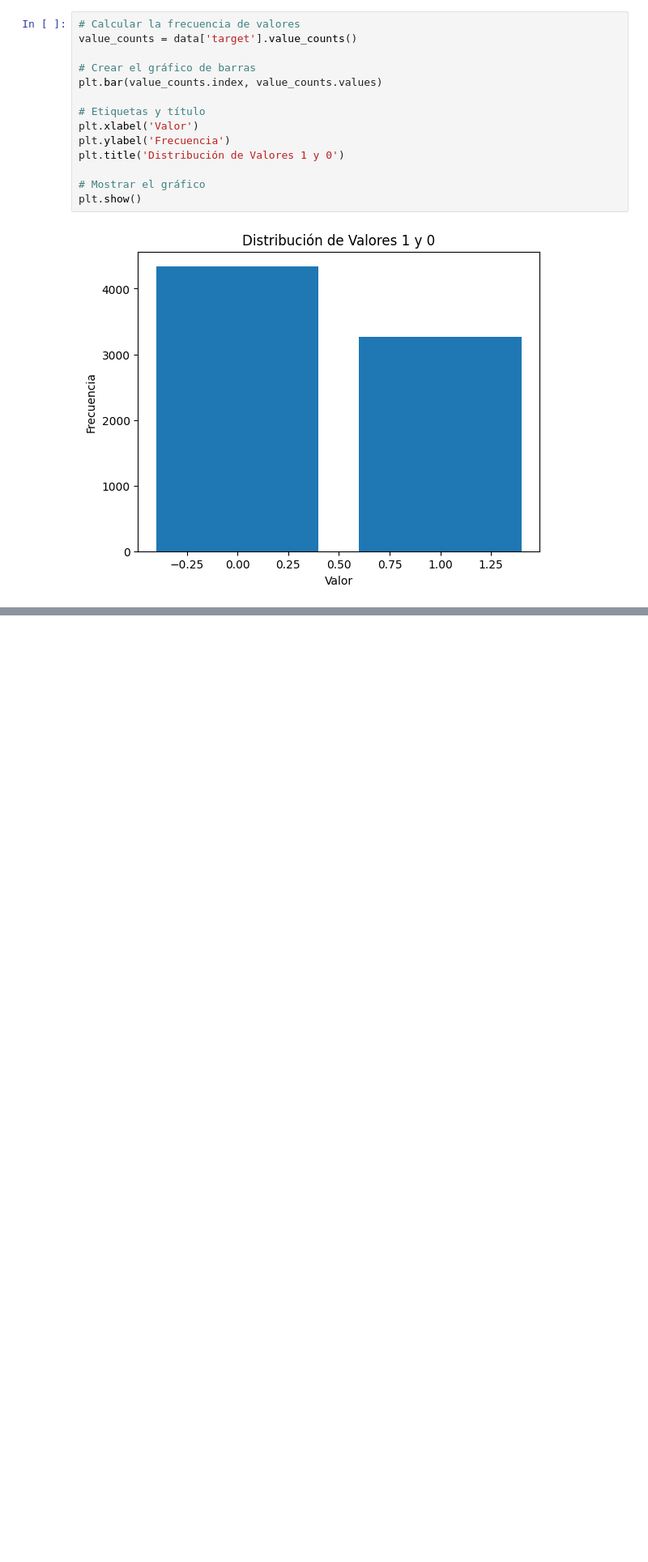
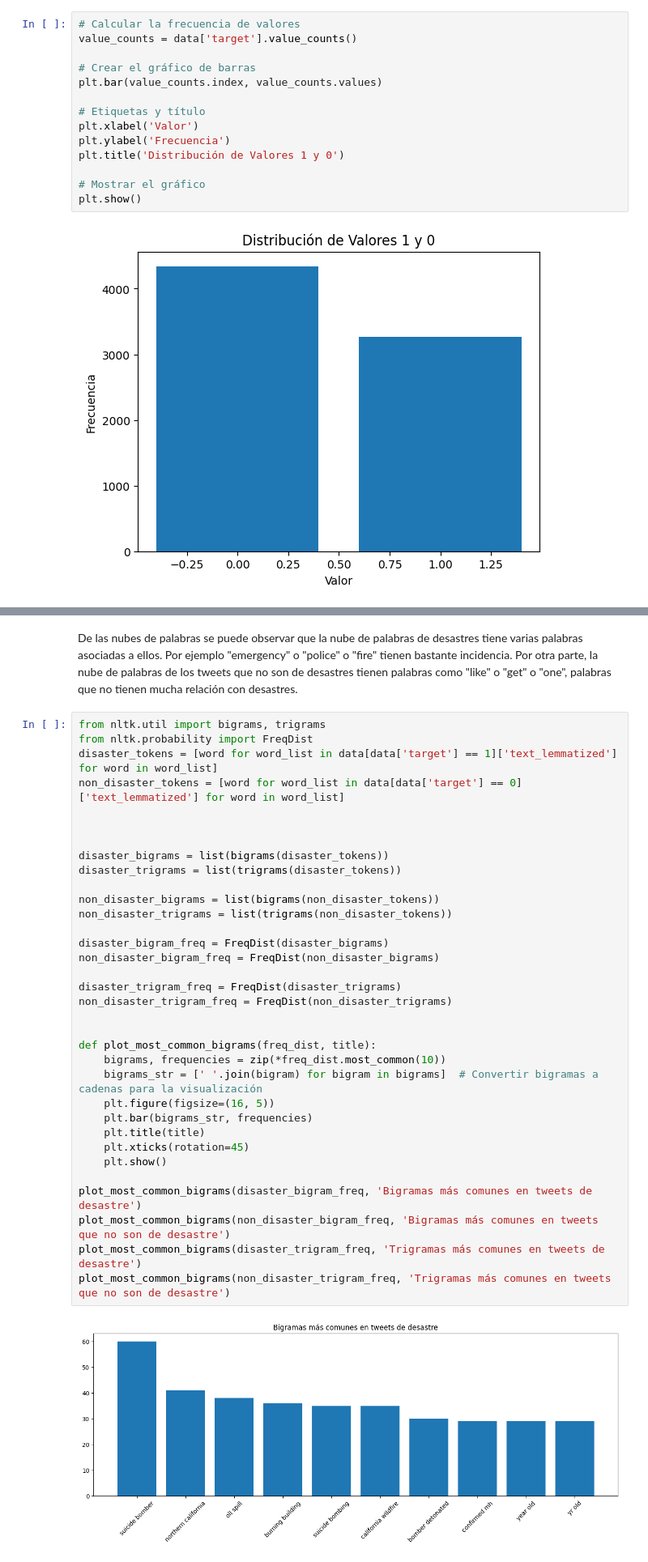
Before and after one commit to Aristondo01/Lab4_DS, a Jupyter notebook: lab4.ipynb, the cells around one changed output, grey strips where cells are left out. Shown at 81% size. Drawn from its saved outputs; the diff is of its cells as text; blank space fills up the shorter version.

```diff
--- a/lab4.ipynb
+++ b/lab4.ipynb
@@ -96,0 +163,38 @@ plt.show()
+# %% [markdown]
+De las nubes de palabras se puede observar que la nube de palabras de desastres tiene varias palabras asociadas a ellos. Por ejemplo "emergency" o "police" o "fire" tienen bastante incidencia. Por otra parte, la nube de palabras de los tweets que no son de desastres tienen palabras como "like" o "get" o "one", palabras que no tienen mucha relación con desastres.
+# %%
+from nltk.util import bigrams, trigrams
+from nltk.probability import FreqDist
+disaster_tokens = [word for word_list in data[data['target'] == 1]['text_lemmatized'] for word in word_list]
+non_disaster_tokens = [word for word_list in data[data['target'] == 0]['text_lemmatized'] for word in word_list]
+
+
+
+disaster_bigrams = list(bigrams(disaster_tokens))
+disaster_trigrams = list(trigrams(disaster_tokens))
+
+non_disaster_bigrams = list(bigrams(non_disaster_tokens))
+non_disaster_trigrams = list(trigrams(non_disaster_tokens))
+
+disaster_bigram_freq = FreqDist(disaster_bigrams)
+non_disaster_bigram_freq = FreqDist(non_disaster_bigrams)
+
+disaster_trigram_freq = FreqDist(disaster_trigrams)
+non_disaster_trigram_freq = FreqDist(non_disaster_trigrams)
+
+
+def plot_most_common_bigrams(freq_dist, title):
+    bigrams, frequencies = zip(*freq_dist.most_common(10))
+    bigrams_str = [' '.join(bigram) for bigram in bigrams]  # Convertir bigramas a cadenas para la visualización
+    plt.figure(figsize=(16, 5))
+    plt.bar(bigrams_str, frequencies)
+    plt.title(title)
+    plt.xticks(rotation=45)
+    plt.show()
+
+plot_most_common_bigrams(disaster_bigram_freq, 'Bigramas más comunes en tweets de desastre')
+plot_most_common_bigrams(non_disaster_bigram_freq, 'Bigramas más comunes en tweets que no son de desastre')
+plot_most_common_bigrams(disaster_trigram_freq, 'Trigramas más comunes en tweets de desastre')
+plot_most_common_bigrams(non_disaster_trigram_freq, 'Trigramas más comunes en tweets que no son de desastre')
+# %% [output]
+[figure, added]
```
Also changed, not shown: parts of 12 cells of this notebook.
